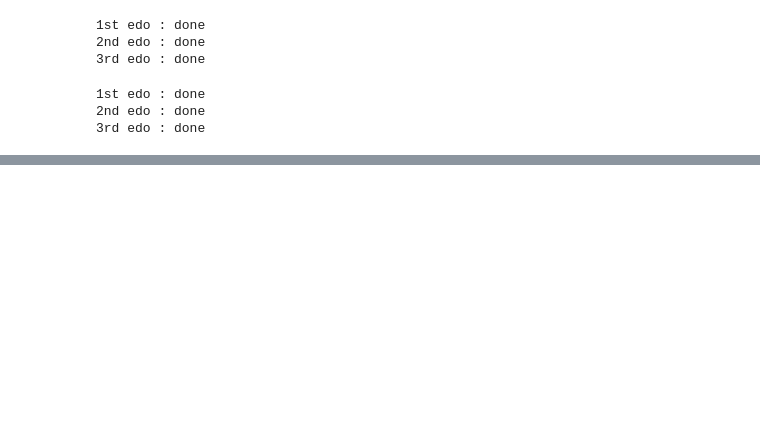
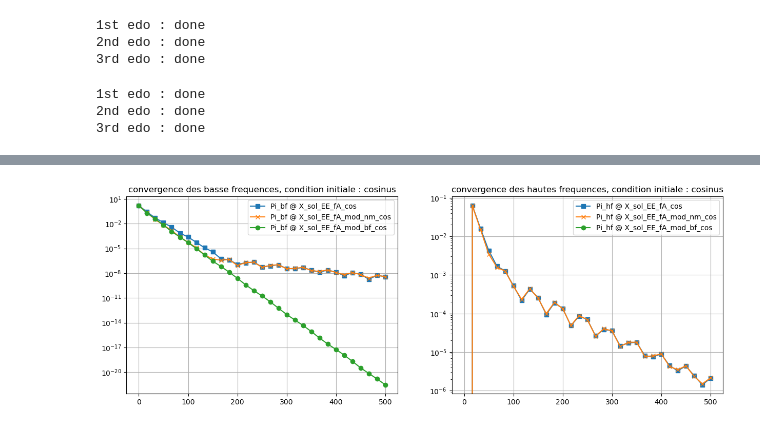
Before and after one commit to lucas-perrin/LWW_Assim, a Jupyter notebook: python_code/main_notebook.ipynb, the cells around one changed output, grey strips where cells are left out. Saved outputs shown, nothing was run; the diff lists cells and outputs as text; code cells hidden in the pictures; blank space fills up the shorter version.

```diff
--- a/python_code/main_notebook.ipynb
+++ b/python_code/main_notebook.ipynb
@@ -234,2 +262,22 @@ plt.legend()
+# %%
+steps = tspan.shape[0]//30
+plt.figure(figsize=(15, 5))
+plt.subplot(1, 2, 1)
+plt.semilogy(tspan[::steps],np.linalg.norm(np.kron(np.eye(2),Pi_bf) @ X_sol_EE_fA_cos[0:,::steps],2,axis=0),'-s',label='Pi_bf @ X_sol_EE_fA_cos')
+plt.semilogy(tspan[::steps],np.linalg.norm(np.kron(np.eye(2),Pi_bf) @ X_sol_EE_fA_mod_nm_cos[0:,::steps],2,axis=0),'-x',label='Pi_bf @ X_sol_EE_fA_mod_nm_cos')
+plt.semilogy(tspan[::steps],np.linalg.norm(np.kron(np.eye(2),Pi_bf) @ X_sol_EE_fA_mod_bf_cos[0:,::steps],2,axis=0),'-o',label='Pi_bf @ X_sol_EE_fA_mod_bf_cos')
+plt.title(r'convergence des basse frequences, condition initiale : cosinus')
+plt.grid()
+plt.legend()
+plt.subplot(1, 2, 2)
+plt.semilogy(tspan[::steps],np.linalg.norm(np.kron(np.eye(2),Pi_hf) @ X_sol_EE_fA_cos[0:,::steps],2,axis=0),'-s',label='Pi_hf @ X_sol_EE_fA_cos')
+plt.semilogy(tspan[::steps],np.linalg.norm(np.kron(np.eye(2),Pi_hf) @ X_sol_EE_fA_mod_nm_cos[0:,::steps],2,axis=0),'-x',label='Pi_hf @ X_sol_EE_fA_mod_nm_cos')
+plt.semilogy(tspan[::steps],np.linalg.norm(np.kron(np.eye(2),Pi_hf) @ X_sol_EE_fA_mod_bf_cos[0:,::steps],2,axis=0),'-o',label='Pi_hf @ X_sol_EE_fA_mod_bf_cos')
+plt.title(r'convergence des hautes frequences, condition initiale : cosinus')
+plt.grid()
+plt.legend()
+plt.show()
+# %% [output]
+[figure, added]
 # %%
 steps = tspan.shape[0]//30
```
Also changed, not shown: parts of 13 cells of this notebook.
